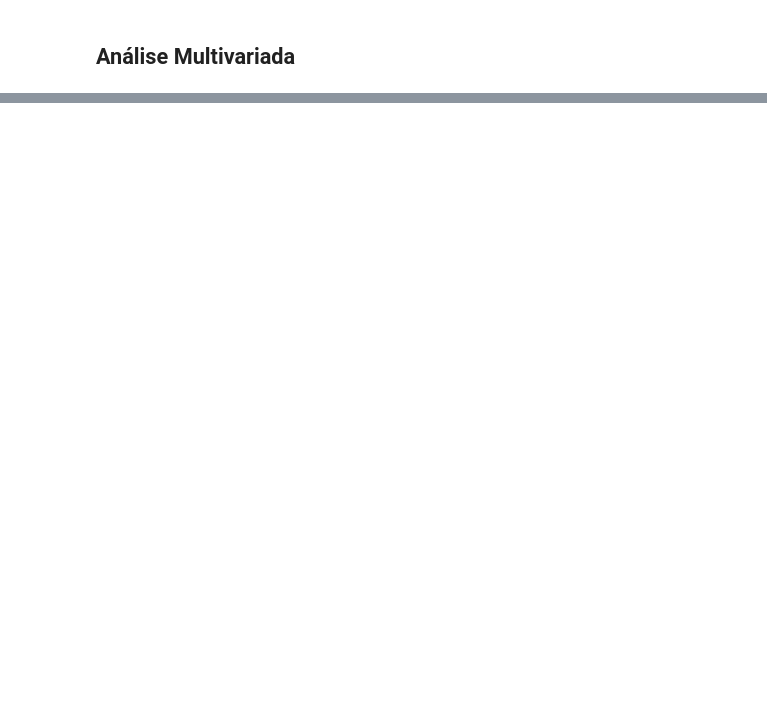
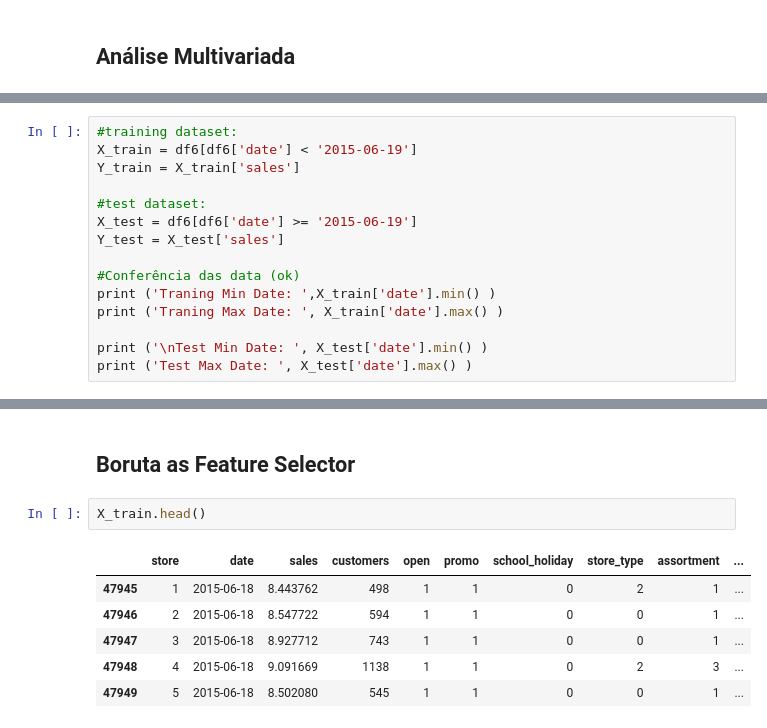
Before and after one commit to nortonvanz/Pharmacy-Sales-Forecast, a Jupyter notebook: notebooks/m04_eda.ipynb, the cells around one changed output, grey strips where cells are left out. Drawn from its saved outputs; the diff is of its cells as text; blank space fills up the shorter version.

Commit message:
boruta method run

```diff
--- a/notebooks/m04_eda.ipynb
+++ b/notebooks/m04_eda.ipynb
@@ -2004,0 +2085,15 @@ df5.to_csv('5_data_preparation_done.csv', index=False) #index=False if I have fi
+# %%
+#training dataset:
+X_train = df6[df6['date'] < '2015-06-19']
+Y_train = X_train['sales']
+
+#test dataset:
+X_test = df6[df6['date'] >= '2015-06-19']
+Y_test = X_test['sales']
+
+#Conferência das data (ok)
+print ('Traning Min Date: ',X_train['date'].min() )
+print ('Traning Max Date: ', X_train['date'].max() )
+
+print ('\nTest Min Date: ', X_test['date'].min() )
+print ('Test Max Date: ', X_test['date'].max() )
@@ -2004,0 +2106,11 @@ df5.to_csv('5_data_preparation_done.csv', index=False) #index=False if I have fi
+# %% [markdown]
+## Boruta as Feature Selector
+# %%
+X_train.head()
+# %% [output]
+|  | store | date | sales | customers | open | promo | school_holiday | store_type | assortment | ... |
+| 47945 | 1 | 2015-06-18 | 8.443762 | 498 | 1 | 1 | 0 | 2 | 1 | ... |
+| 47946 | 2 | 2015-06-18 | 8.547722 | 594 | 1 | 1 | 0 | 0 | 1 | ... |
+| 47947 | 3 | 2015-06-18 | 8.927712 | 743 | 1 | 1 | 0 | 0 | 1 | ... |
+| 47948 | 4 | 2015-06-18 | 9.091669 | 1138 | 1 | 1 | 0 | 2 | 3 | ... |
+| 47949 | 5 | 2015-06-18 | 8.502080 | 545 | 1 | 1 | 0 | 0 | 1 | ... |
```
Also changed, not shown: parts of 297 cells of this notebook.
